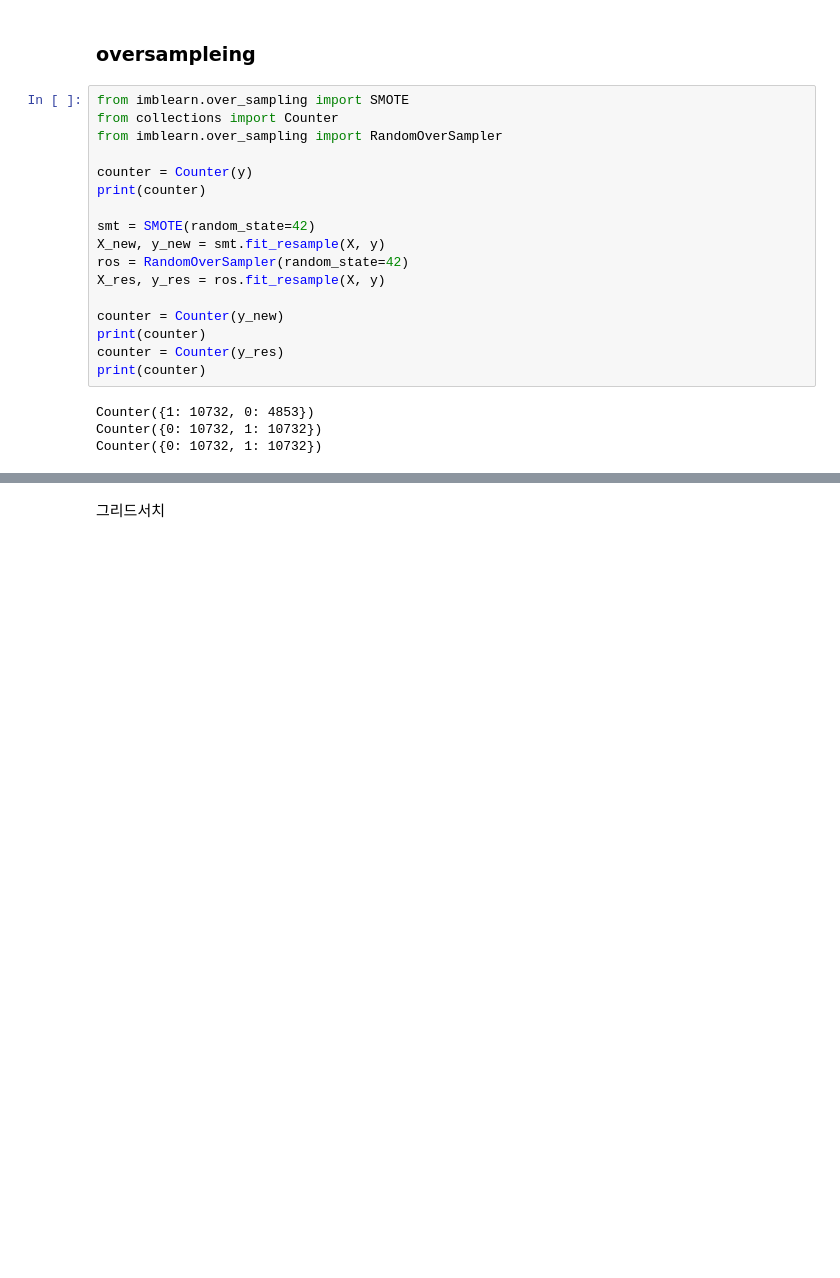
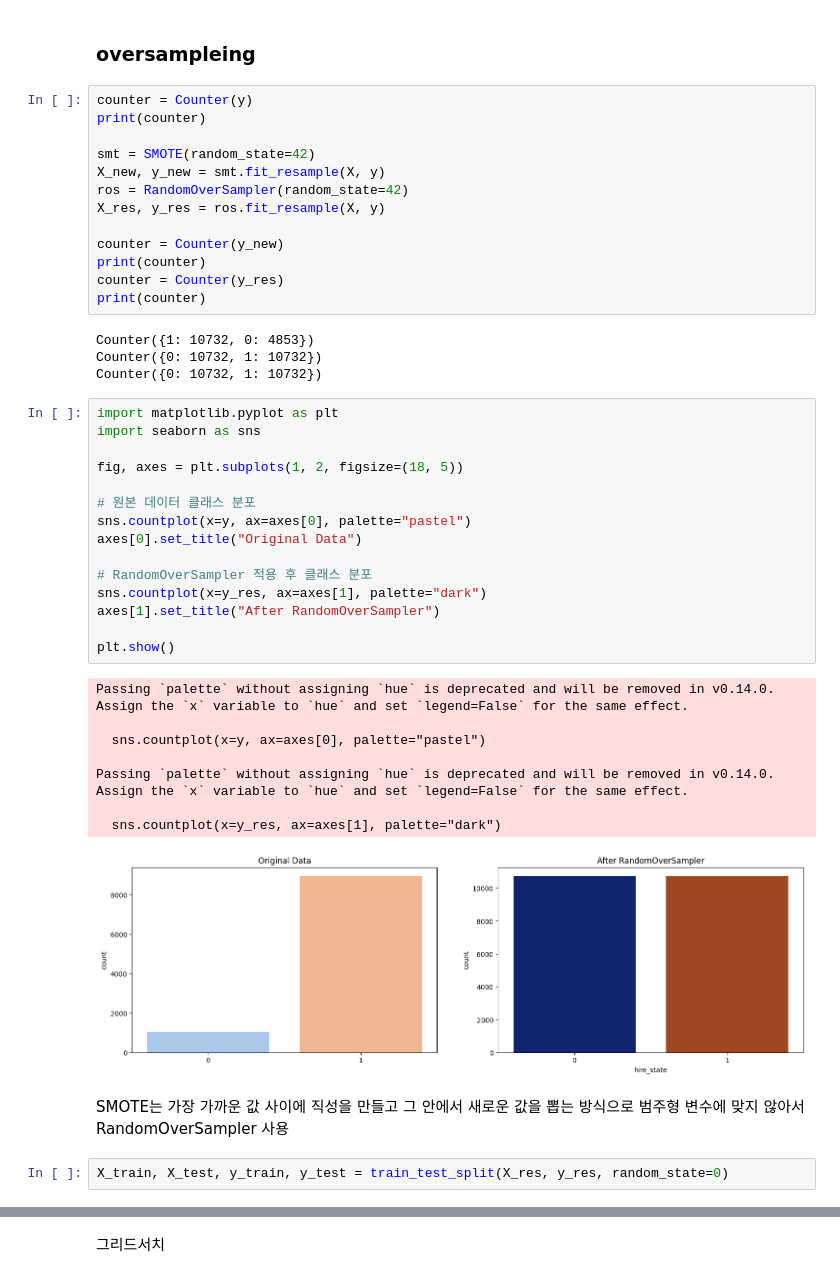
Before and after one commit to Encore-SKN-9/ml_4team, a Jupyter notebook: ml_model_new.ipynb, the cells around one changed output, grey strips where cells are left out. Cells and saved outputs as stored; diff of their text form; blank space fills up the shorter version.

```diff
--- a/ml_model.ipynb
+++ b/ml_model_new.ipynb
@@ -80,10 +144,6 @@ X_train, X_test, y_train, y_test = train_test_split(X, y, random_state=0)
 # %% [markdown]
 ### oversampleing
 # %%
-from imblearn.over_sampling import SMOTE
-from collections import Counter
-from imblearn.over_sampling import RandomOverSampler
-
 counter = Counter(y)
 print(counter)
 
@@ -100,4 +160,32 @@ print(counter)
 Counter({1: 10732, 0: 4853})
 Counter({0: 10732, 1: 10732})
 Counter({0: 10732, 1: 10732})
+# %%
+import matplotlib.pyplot as plt
+import seaborn as sns
+
+fig, axes = plt.subplots(1, 2, figsize=(18, 5))
+
+# 원본 데이터 클래스 분포
+sns.countplot(x=y, ax=axes[0], palette="pastel")
+axes[0].set_title("Original Data")
+
+# RandomOverSampler 적용 후 클래스 분포
+sns.countplot(x=y_res, ax=axes[1], palette="dark")
+axes[1].set_title("After RandomOverSampler")
+
+plt.show()
+# %% [output]
+Passing `palette` without assigning `hue` is deprecated and will be removed in v0.14.0. Assign the `x` variable to `hue` and set `legend=False` for the same effect.
+
+  sns.countplot(x=y, ax=axes[0], palette="pastel")
+
+Passing `palette` without assigning `hue` is deprecated and will be removed in v0.14.0. Assign the `x` variable to `hue` and set `legend=False` for the same effect.
+
+  sns.countplot(x=y_res, ax=axes[1], palette="dark")
+[figure, added]
+# %% [markdown]
+SMOTE는 가장 가까운 값 사이에 직성을 만들고 그 안에서 새로운 값을 뽑는 방식으로 범주형 변수에 맞지 않아서 RandomOverSampler 사용
+# %%
+X_train, X_test, y_train, y_test = train_test_split(X_res, y_res, random_state=0)
 # %%
```
Also changed, not shown: parts of 32 cells of this notebook, 3 other files.
